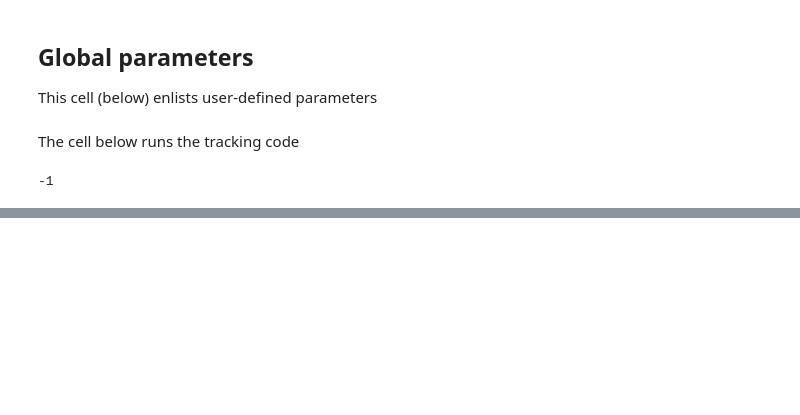
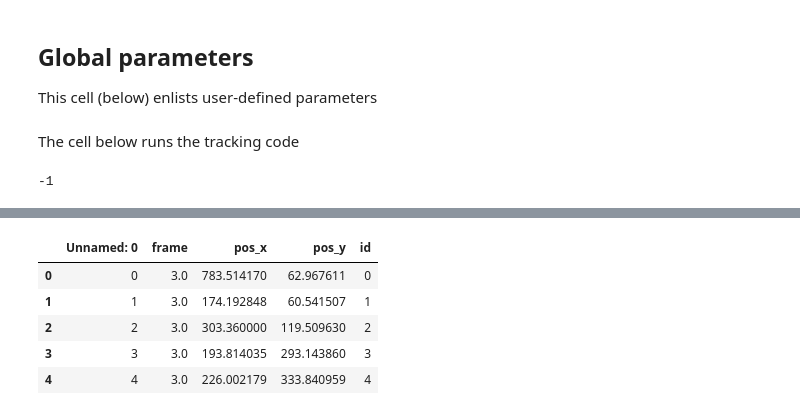
Before and after one commit to vivekhsridhar/tracktor, a Jupyter notebook: examples/3g Zebrafish_schooling.ipynb, the cells around one changed output, grey strips where cells are left out. Drawn from its saved outputs; the diff is of its cells as text; code cells hidden in the pictures; blank space fills up the shorter version.

```diff
--- a/examples/3g Zebrafish_schooling.ipynb
+++ b/examples/3g Zebrafish_schooling.ipynb
@@ -107,0 +118,12 @@ cv2.waitKey(1)
+# %%
+for num,val in enumerate(np.unique(df['id'])):
+    df.loc[df['id'] == val, 'id'] = num
+
+df.head()
+# %% [output]
+|  | Unnamed: 0 | frame | pos_x | pos_y | id |
+| 0 | 0 | 3.0 | 783.514170 | 62.967611 | 0 |
+| 1 | 1 | 3.0 | 174.192848 | 60.541507 | 1 |
+| 2 | 2 | 3.0 | 303.360000 | 119.509630 | 2 |
+| 3 | 3 | 3.0 | 193.814035 | 293.143860 | 3 |
+| 4 | 4 | 3.0 | 226.002179 | 333.840959 | 4 |
```
Also changed, not shown: parts of 3 cells of this notebook, 3 other files.
